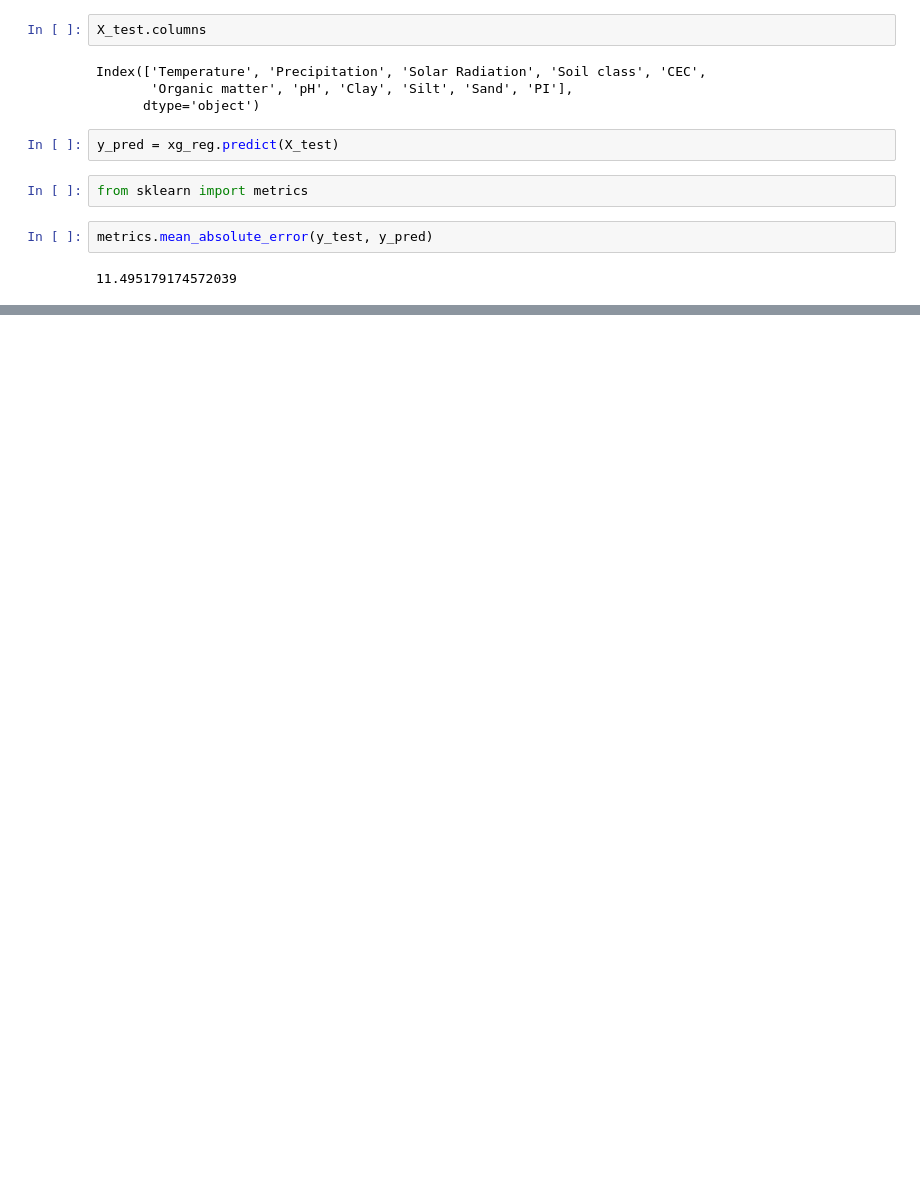
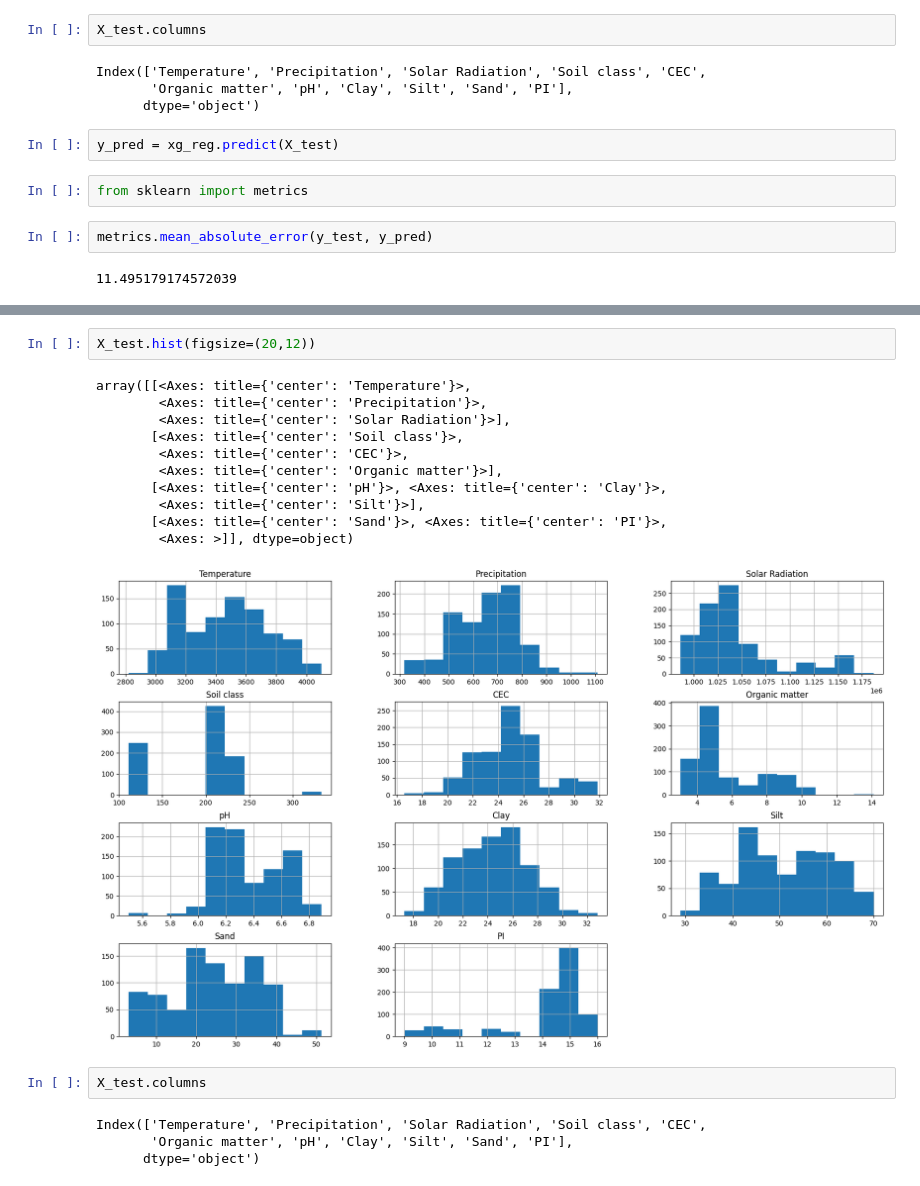
Before and after one commit to jamal221/Machine_Learning_Project, a Jupyter notebook: Helping_Farmer_XGboost.ipynb, the cells around one changed output, grey strips where cells are left out. Drawn from its saved outputs; the diff is of its cells as text; blank space fills up the shorter version.

```diff
--- a/Helping_Farmer_XGboost.ipynb
+++ b/Helping_Farmer_XGboost.ipynb
@@ -279,0 +290,20 @@ metrics.mean_absolute_error(y_test, y_pred)
+# %%
+X_test.hist(figsize=(20,12))
+# %% [output]
+array([[<Axes: title={'center': 'Temperature'}>,
+        <Axes: title={'center': 'Precipitation'}>,
+        <Axes: title={'center': 'Solar Radiation'}>],
+       [<Axes: title={'center': 'Soil class'}>,
+        <Axes: title={'center': 'CEC'}>,
+        <Axes: title={'center': 'Organic matter'}>],
+       [<Axes: title={'center': 'pH'}>, <Axes: title={'center': 'Clay'}>,
+        <Axes: title={'center': 'Silt'}>],
+       [<Axes: title={'center': 'Sand'}>, <Axes: title={'center': 'PI'}>,
+        <Axes: >]], dtype=object)
+[figure, added]
+# %%
+X_test.columns
+# %% [output]
+Index(['Temperature', 'Precipitation', 'Solar Radiation', 'Soil class', 'CEC',
+       'Organic matter', 'pH', 'Clay', 'Silt', 'Sand', 'PI'],
+      dtype='object')
```
Also changed, not shown: parts of 11 cells of this notebook.
